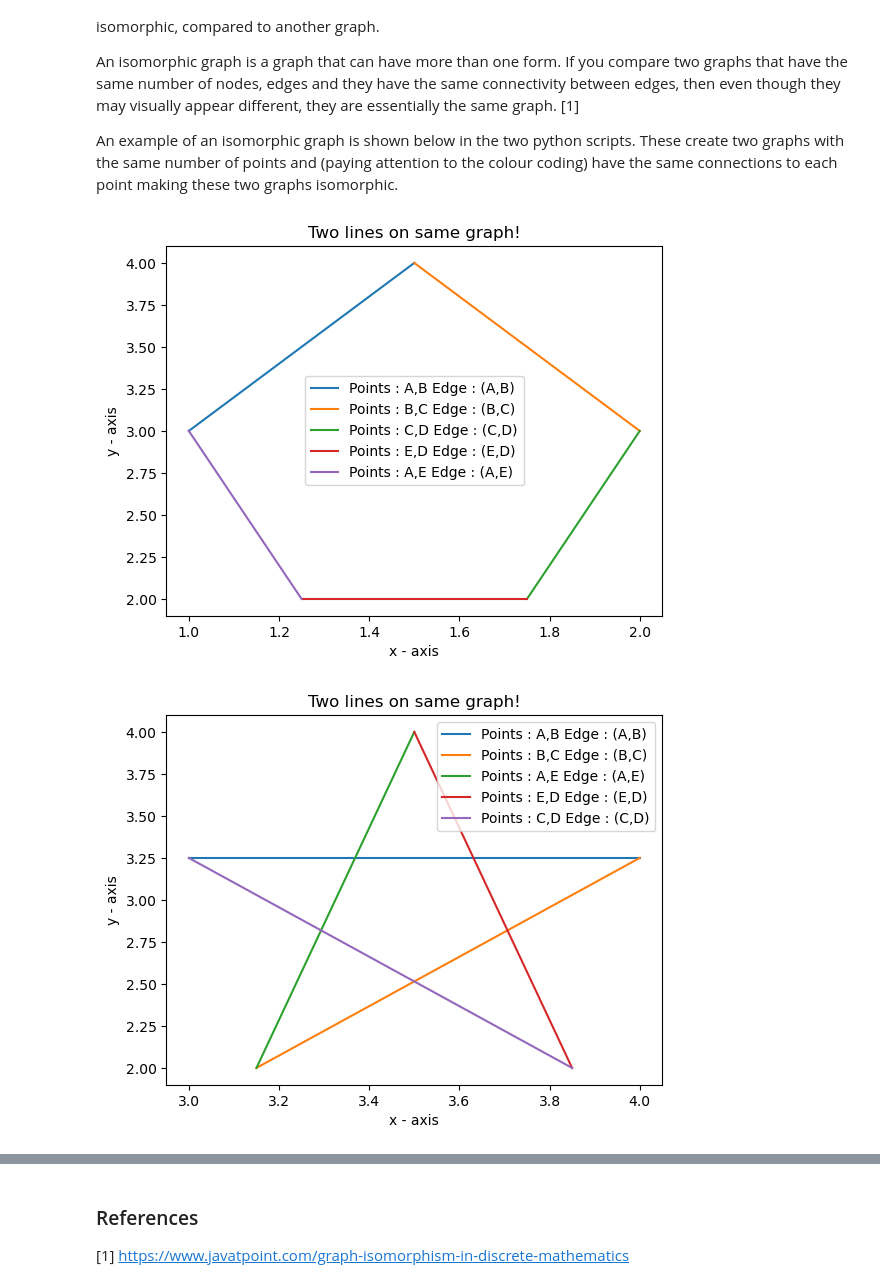
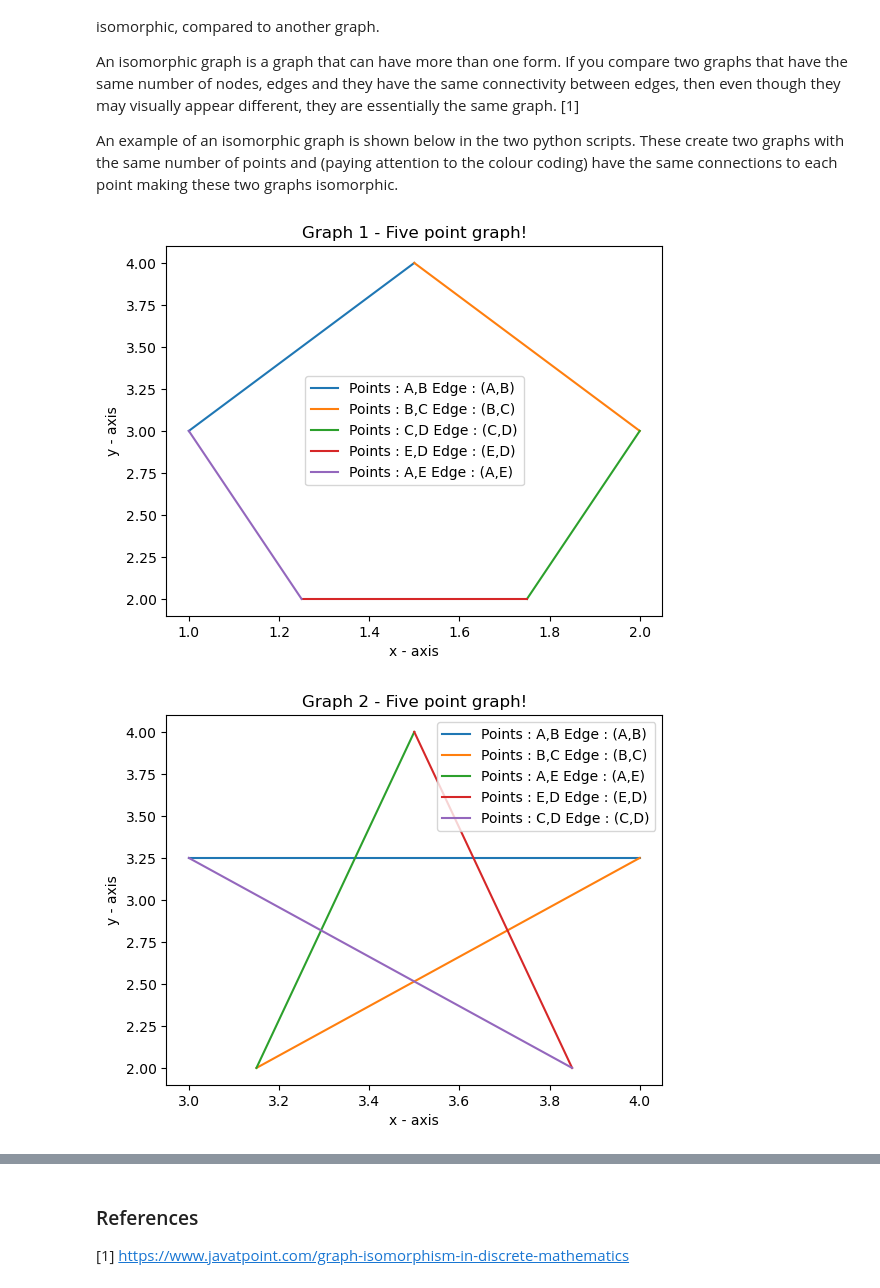
Before and after one commit to Heather-Curran/Graph-Theory-Project, a Jupyter notebook: graph_isomorphism.ipynb, the cells around one changed output, grey strips where cells are left out. Saved outputs shown, nothing was run; the diff lists cells and outputs as text; code cells hidden in the pictures.

```diff
--- a/graph_isomorphism.ipynb
+++ b/graph_isomorphism.ipynb
@@ -12,29 +12,29 @@ An example of an isomorphic graph is shown below in the two python scripts. Thes
 # %%
 import matplotlib.pyplot as plt
 
 x1 = [1,1.5]
 y1 = [3,4]
 x2 = [1.5,2]
 y2 = [4,3]
 x3 = [1,1.25]
 y3 = [3,2]
 x4 = [1.25,1.75]
 y4 = [2,2]
 x5 = [1.75,2]
 y5 = [2,3]
 plt.plot(x1, y1, label = "Points : A,B Edge : (A,B)")
 plt.plot(x2, y2, label = "Points : B,C Edge : (B,C)")
 plt.plot(x5, y5, label = "Points : C,D Edge : (C,D)")
 plt.plot(x4, y4, label = "Points : E,D Edge : (E,D)")
 plt.plot(x3, y3, label = "Points : A,E Edge : (A,E)")
 
 plt.xlabel('x - axis')
 plt.ylabel('y - axis')
-plt.title('Two lines on same graph!')
+plt.title('Graph 1 - Five point graph!')
 plt.legend()
 plt.show()
 # %% [output]
-[figure, old version]
+[figure, new version]
 # %%
 import matplotlib.pyplot as plt
 
@@ -56,11 +56,11 @@ plt.plot(x5, y5, label = "Points : C,D Edge : (C,D)")
 
 plt.xlabel('x - axis')
 plt.ylabel('y - axis')
-plt.title('Two lines on same graph!')
+plt.title('Graph 2 - Five point graph!')
 plt.legend()
 plt.show()
 # %% [output]
-[figure, old version]
+[figure, new version]
 # %%
 #plots - example of an isomorphic graph index 1
 import matplotlib.pyplot as plt
```
Also changed, not shown: parts of 5 cells of this notebook.
